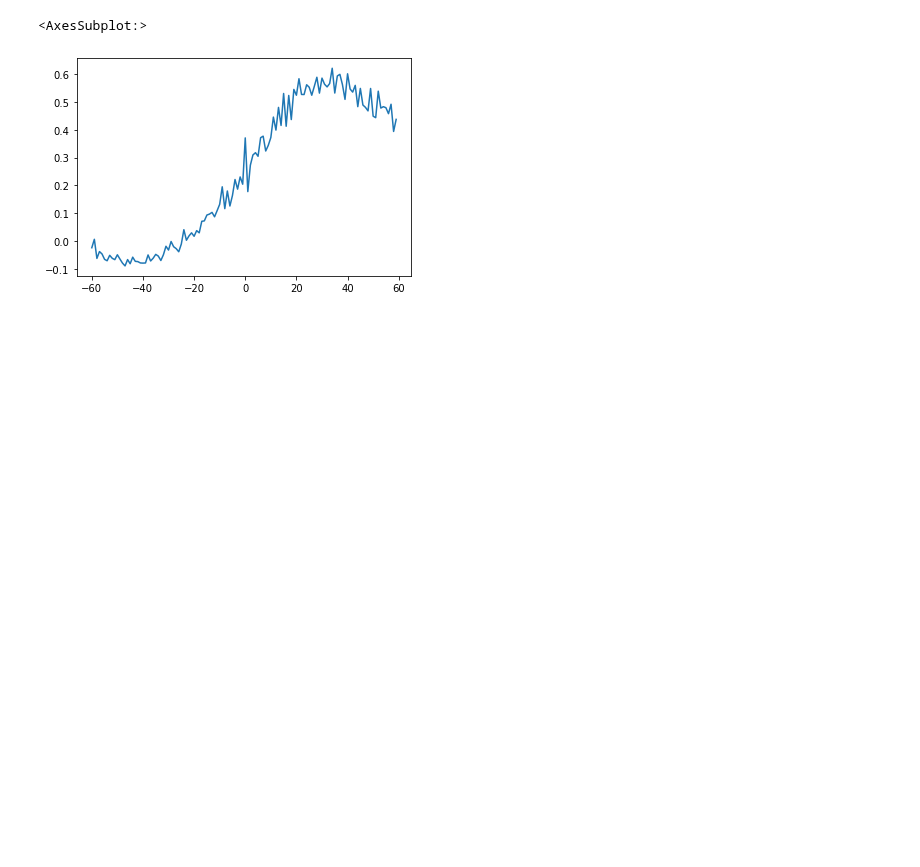
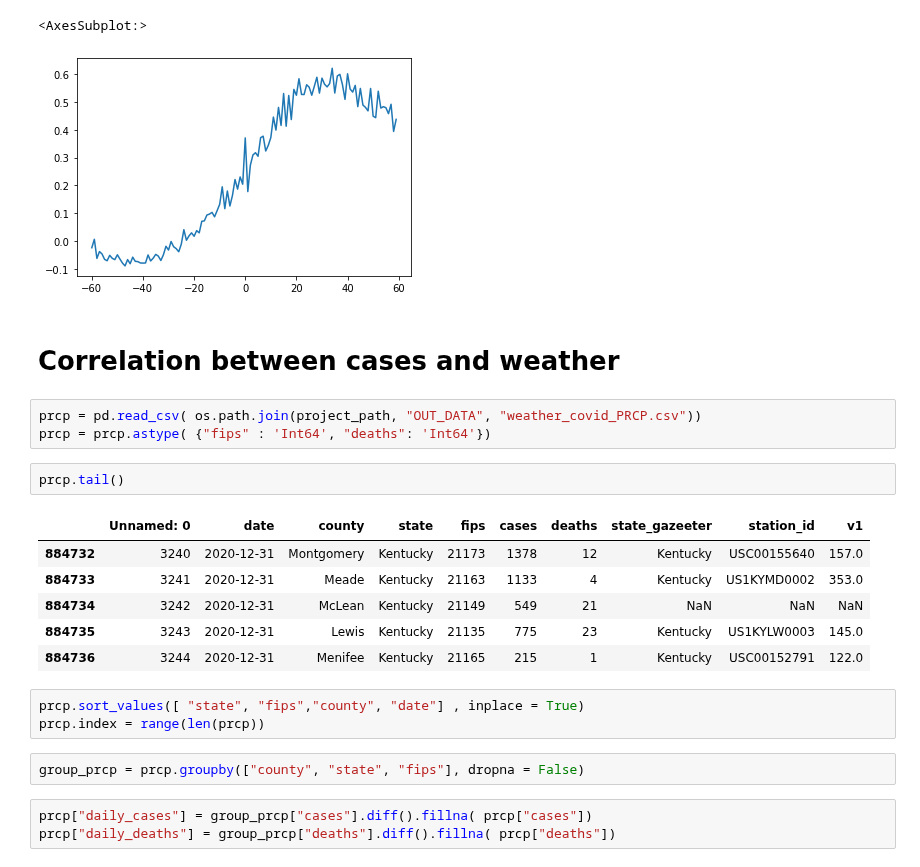
Before and after one commit to severine-baudry/capstone_data_engineer, a Jupyter notebook: covid_corr_weather.ipynb, the cells around one changed output. Drawn from its saved outputs; the diff is of its cells as text; blank space fills up the shorter version.

```diff
--- a/covid_corr_weather.ipynb
+++ b/covid_corr_weather.ipynb
@@ -411,3 +413,25 @@ intercorrelation(group_fips["daily_deaths"], group_fips["daily_cases"], range (
 # %% [output]
 <AxesSubplot:>
 [figure]
+# %% [markdown]
+# Correlation between cases and weather
+# %%
+prcp = pd.read_csv( os.path.join(project_path, "OUT_DATA", "weather_covid_PRCP.csv"))
+prcp = prcp.astype( {"fips" : 'Int64', "deaths": 'Int64'})
+# %%
+prcp.tail()
+# %% [output]
+|  | Unnamed: 0 | date | county | state | fips | cases | deaths | state_gazeeter | station_id | v1 |
+| 884732 | 3240 | 2020-12-31 | Montgomery | Kentucky | 21173 | 1378 | 12 | Kentucky | USC00155640 | 157.0 |
+| 884733 | 3241 | 2020-12-31 | Meade | Kentucky | 21163 | 1133 | 4 | Kentucky | US1KYMD0002 | 353.0 |
+| 884734 | 3242 | 2020-12-31 | McLean | Kentucky | 21149 | 549 | 21 | NaN | NaN | NaN |
+| 884735 | 3243 | 2020-12-31 | Lewis | Kentucky | 21135 | 775 | 23 | Kentucky | US1KYLW0003 | 145.0 |
+| 884736 | 3244 | 2020-12-31 | Menifee | Kentucky | 21165 | 215 | 1 | Kentucky | USC00152791 | 122.0 |
+# %%
+prcp.sort_values([ "state", "fips","county", "date"] , inplace = True)
+prcp.index = range(len(prcp))
+# %%
+group_prcp = prcp.groupby(["county", "state", "fips"], dropna = False)
+# %%
+prcp["daily_cases"] = group_prcp["cases"].diff().fillna( prcp["cases"])
+prcp["daily_deaths"] = group_prcp["deaths"].diff().fillna( prcp["deaths"])
```
Also changed, not shown: parts of 7 cells of this notebook.
